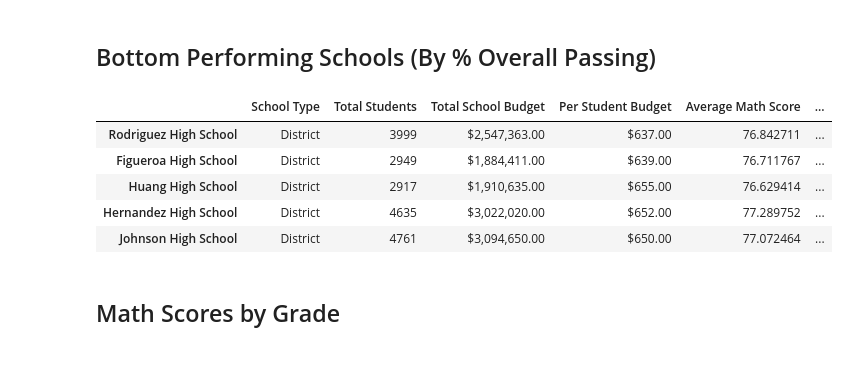
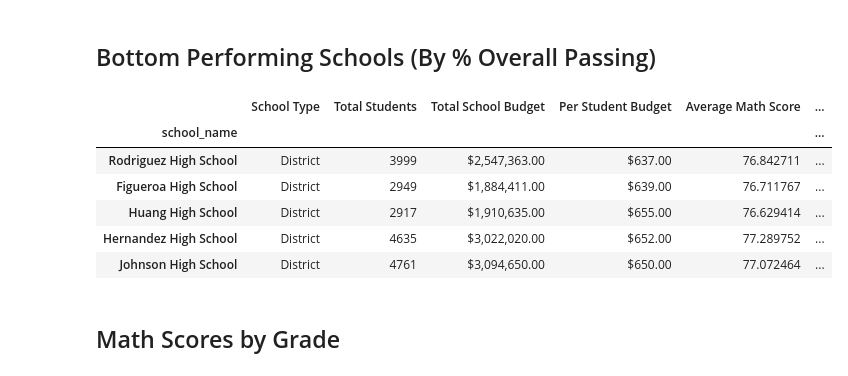
Before and after one commit to suja1904/pandas-challenge, a Jupyter notebook: PyCitySchools/PyCitySchools_challenge 4.ipynb, the cells around one changed output. Saved outputs shown, nothing was run; the diff lists cells and outputs as text; code cells hidden in the pictures.

```diff
--- a/PyCitySchools/PyCitySchools_challenge 4.ipynb
+++ b/PyCitySchools/PyCitySchools_challenge 4.ipynb
@@ -238,6 +238,7 @@ Wright High School       83.682222
 Name: math_score, dtype: float64
 # %%
 # Calculate the number of students per school with math scores of 70 or higher from school_data_complete
-school_students_passing_math = school_data_complete[(school_data_complete["math_score"] >= 70)]
-school_students_passing_math
+school_students_passing_math = school_data_complete[(school_data_complete["math_score"] >= 70)].groupby(["school_name"]).size()
+passing_math = school_students_passing_math / per_school_counts * 100
+passing_math
 # %% [output]
@@ -257,5 +262,6 @@ school_students_passing_math
 # %%
 # Calculate the number of students per school with reading scores of 70 or higher from school_data_complete
-school_students_passing_reading = school_data_complete[(school_data_complete["reading_score"] >= 70)]
-school_students_passing_reading
+school_students_passing_reading = school_data_complete[(school_data_complete["reading_score"] >= 70)].groupby(["school_name"]).size()
+passing_reading = school_students_passing_reading / per_school_counts * 100
+passing_reading
 # %% [output]
@@ -351,8 +361,8 @@ per_school_summary = pd.DataFrame({"School Type":school_types,
                                    "Per Student Budget":per_school_capita,
                                    "Average Math Score":per_school_math,
                                    "Average Reading Score":per_school_reading,
-                                   "% Passing Math":school_students_passing_math,
-                                   "% Passing Reading":school_students_passing_reading,
+                                   "% Passing Math":passing_math,
+                                   "% Passing Reading":passing_reading,
                                    "% Overall Passing":overall_passing_rate})
 
 
@@ -381,10 +400,11 @@ top_schools.head(5)
 ## Bottom Performing Schools (By % Overall Passing)
 # %%
 # Sort the schools by `% Overall Passing` in ascending order and display the top 5 rows.
-bottom_schools =
+bottom_schools = per_school_summary.sort_values("% Overall Passing")
 bottom_schools.head(5)
 # %% [output]
 |  | School Type | Total Students | Total School Budget | Per Student Budget | Average Math Score | ... |
+| school_name |  |  |  |  |  | ... |
 | Rodriguez High School | District | 3999 | $2,547,363.00 | $637.00 | 76.842711 | ... |
 | Figueroa High School | District | 2949 | $1,884,411.00 | $639.00 | 76.711767 | ... |
 | Huang High School | District | 2917 | $1,910,635.00 | $655.00 | 76.629414 | ... |
```
Also changed, not shown: parts of 14 cells of this notebook.
